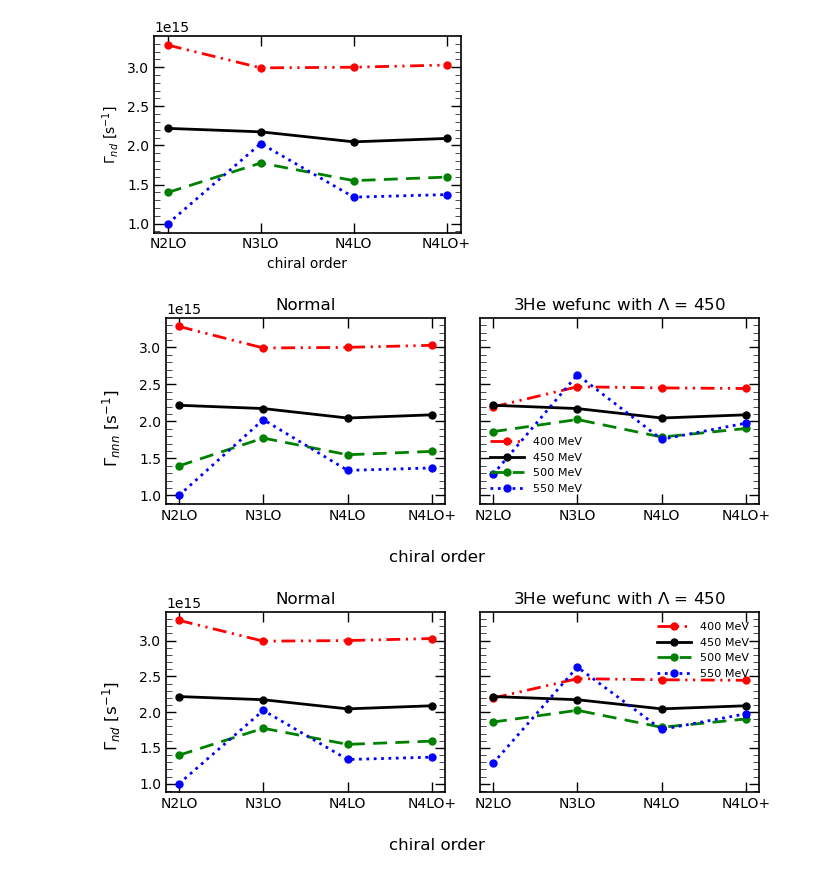
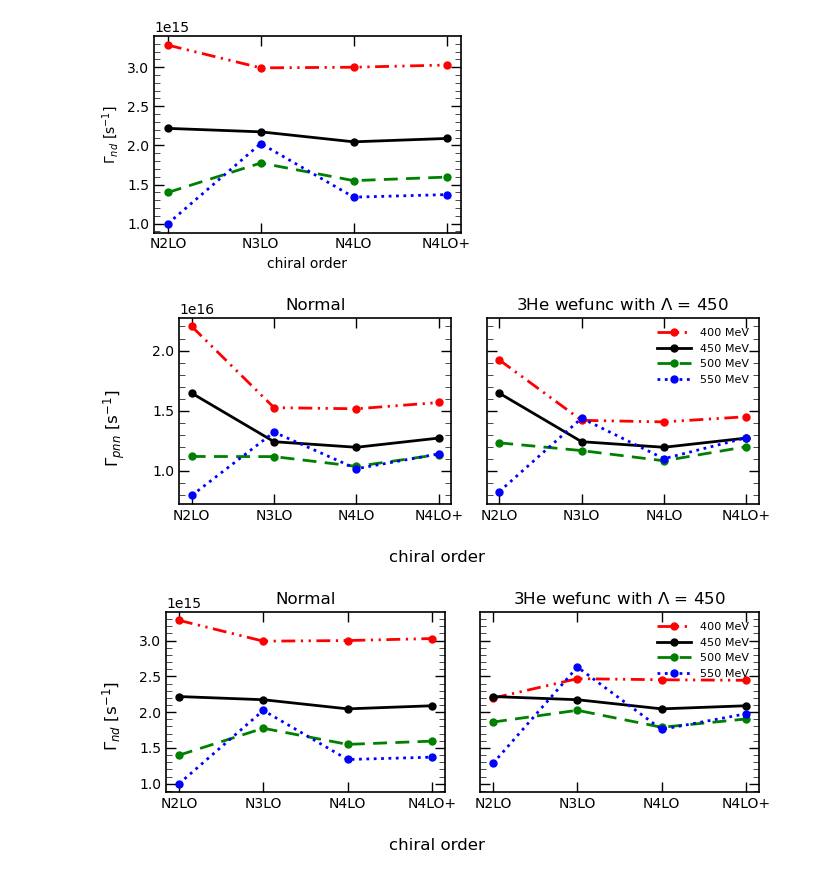
Before and after one commit to VitaliiUr/thesis, a Jupyter notebook: PlotData/PION/Dalitz_maps/figures_PION.ipynb, the cells around one changed output. Drawn from its saved outputs; the diff is of its cells as text; code cells hidden in the pictures.

```diff
--- a/PlotData/PION/Dalitz_maps/figures_PION.ipynb
+++ b/PlotData/PION/Dalitz_maps/figures_PION.ipynb
@@ -700,33 +700,33 @@ df_wv_tmp = df_wavetst[(df_wavetst.spec == "FULL") &
 # %%
 # fig, axes = plt.subplots(ncols=2, figsize=(7, 2.8))
 fig = plt.figure(figsize=(7, 2.8))
 gs = fig.add_gridspec(ncols=2)
 axes = gs.subplots(sharey=True)
-fig.supylabel("$\Gamma_{nnn}$ [s$^{-1}$]")
+fig.supylabel("$\Gamma_{pnn}$ [s$^{-1}$]")
 fig.supxlabel("chiral order")
 for ax, df_loc in zip(axes, [df_tmp, df_wv_tmp]):
     for cut in range(1, 5):
         cutoff = 350+50*cut
         ax.plot(df_loc[df_loc.cutoff == cut].order, factor*df_loc[df_loc.cutoff == cut].rate*1e-22,
         label=f"{cutoff} MeV",
                 **ls_cutoff[cutoff], marker=".", markersize=10)
         # ax[1].plot(df_cuts[f"{cut}_{particle}"] .energy, df_cuts[f"{cut}_{particle}"] .dGdE*factor,
         #             **ls_cutoff[cutoff], label=f"{cutoff} MeV")
     ax.tick_params(axis="y", which='minor', direction='in',
                     length=4, width=0.5, top=True, right=True)
     ax.tick_params(axis="x", which='minor', length=0)
     ax.tick_params(which='major', direction='in',
                     length=7, width=1, top=True, right=True)
 plt.legend(fontsize=8, handlelength=3)
 plt.tight_layout()
 axes[0].set_title("Normal")
 axes[1].set_title("3He wefunc with $\Lambda$ = 450")
 
 # plt.savefig(f"./figures/Gamma_pnn.pdf",
 #             dpi=600, facecolor="white")
 plt.show()
 # %% [output]
-[figure, old version]
+[figure, new version]
 # %%
 df_tmp = df[(df.spec == "FULL") & (df.force == "3NF") &
             (df.type == "DIRECT") & (df["decay type"] == "N-D")].sort_values("order")
```
Also changed, not shown: 5 other files.
